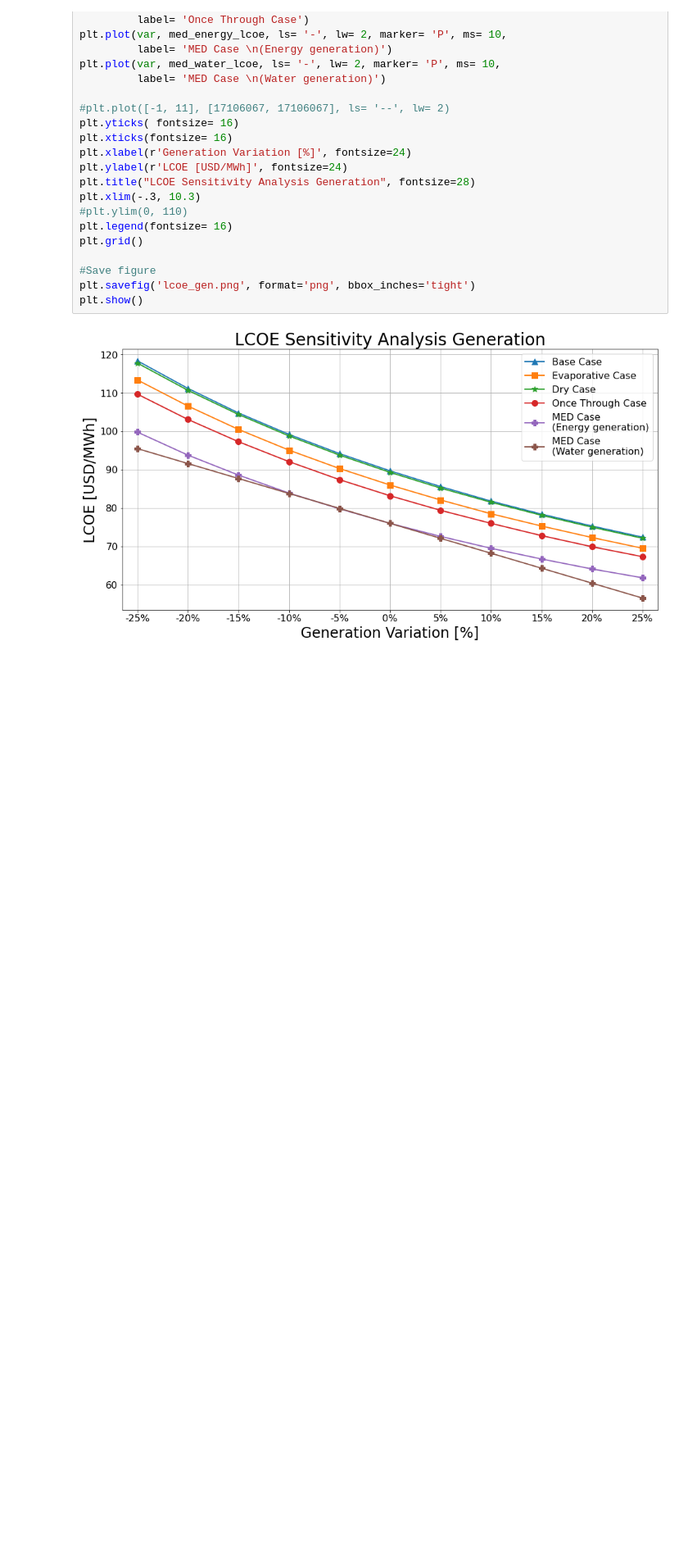
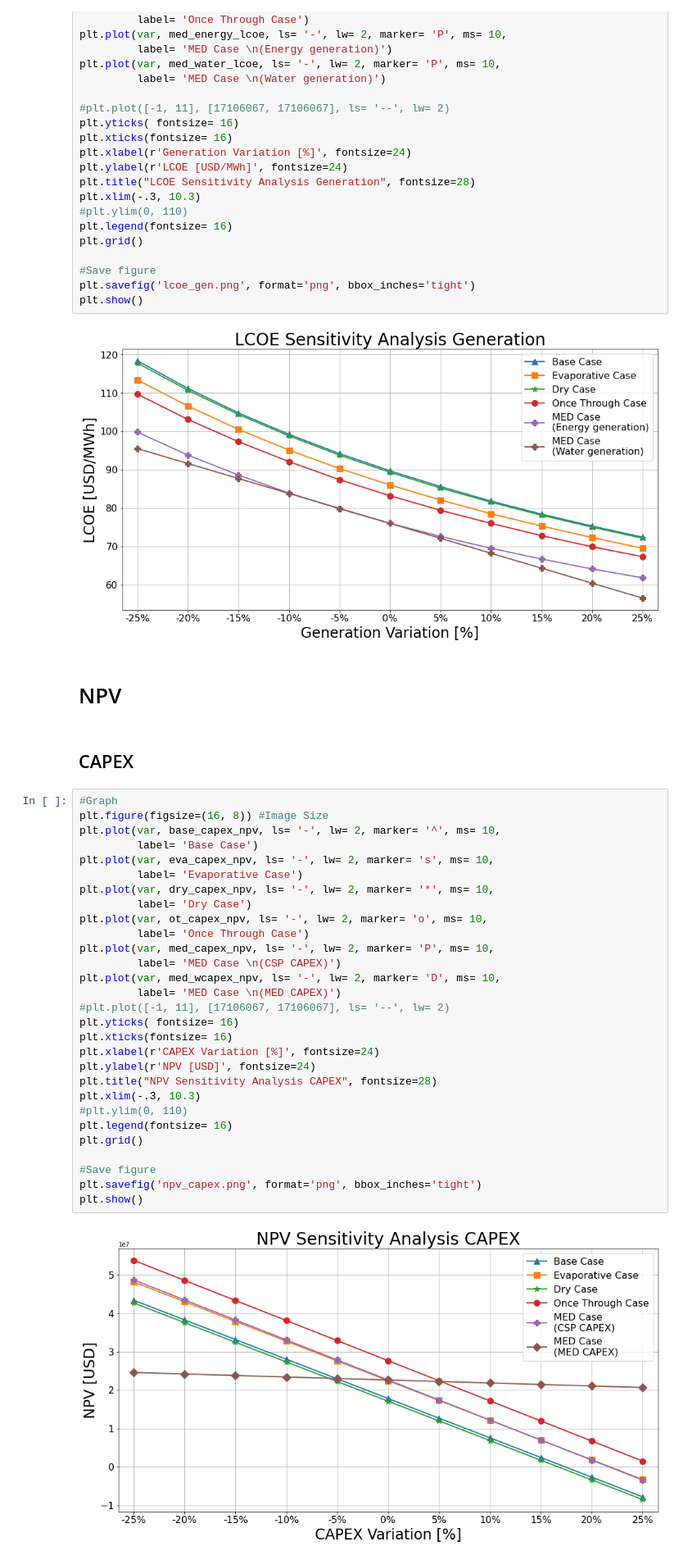
Before and after one commit to georgegacitua/CSP_data, a Jupyter notebook: CSP_analysis.ipynb, the cells around one changed output. Shown at 82% size. Saved outputs shown, nothing was run; the diff lists cells and outputs as text; blank space fills up the shorter version.

Commit message:
NPV images added

```diff
--- a/CSP_analysis.ipynb
+++ b/CSP_analysis.ipynb
@@ -363,3 +363,38 @@ plt.savefig('lcoe_gen.png', format='png', bbox_inches='tight')
 plt.show()
 # %% [output]
 [figure]
+# %% [markdown]
+# NPV
+# %% [markdown]
+## CAPEX
+# %%
+#Graph
+plt.figure(figsize=(16, 8)) #Image Size
+plt.plot(var, base_capex_npv, ls= '-', lw= 2, marker= '^', ms= 10,
+         label= 'Base Case')
+plt.plot(var, eva_capex_npv, ls= '-', lw= 2, marker= 's', ms= 10,
+         label= 'Evaporative Case')
+plt.plot(var, dry_capex_npv, ls= '-', lw= 2, marker= '*', ms= 10,
+         label= 'Dry Case')
+plt.plot(var, ot_capex_npv, ls= '-', lw= 2, marker= 'o', ms= 10,
+         label= 'Once Through Case')
+plt.plot(var, med_capex_npv, ls= '-', lw= 2, marker= 'P', ms= 10,
+         label= 'MED Case \n(CSP CAPEX)')
+plt.plot(var, med_wcapex_npv, ls= '-', lw= 2, marker= 'D', ms= 10,
+         label= 'MED Case \n(MED CAPEX)')
+#plt.plot([-1, 11], [17106067, 17106067], ls= '--', lw= 2)
+plt.yticks( fontsize= 16)
+plt.xticks(fontsize= 16)
+plt.xlabel(r'CAPEX Variation [%]', fontsize=24)
+plt.ylabel(r'NPV [USD]', fontsize=24)
+plt.title("NPV Sensitivity Analysis CAPEX", fontsize=28)
+plt.xlim(-.3, 10.3)
+#plt.ylim(0, 110)
+plt.legend(fontsize= 16)
+plt.grid()
+
+#Save figure
+plt.savefig('npv_capex.png', format='png', bbox_inches='tight')
+plt.show()
+# %% [output]
+[figure, added]
```
Also changed, not shown: parts of 8 cells of this notebook, 4 other files.
